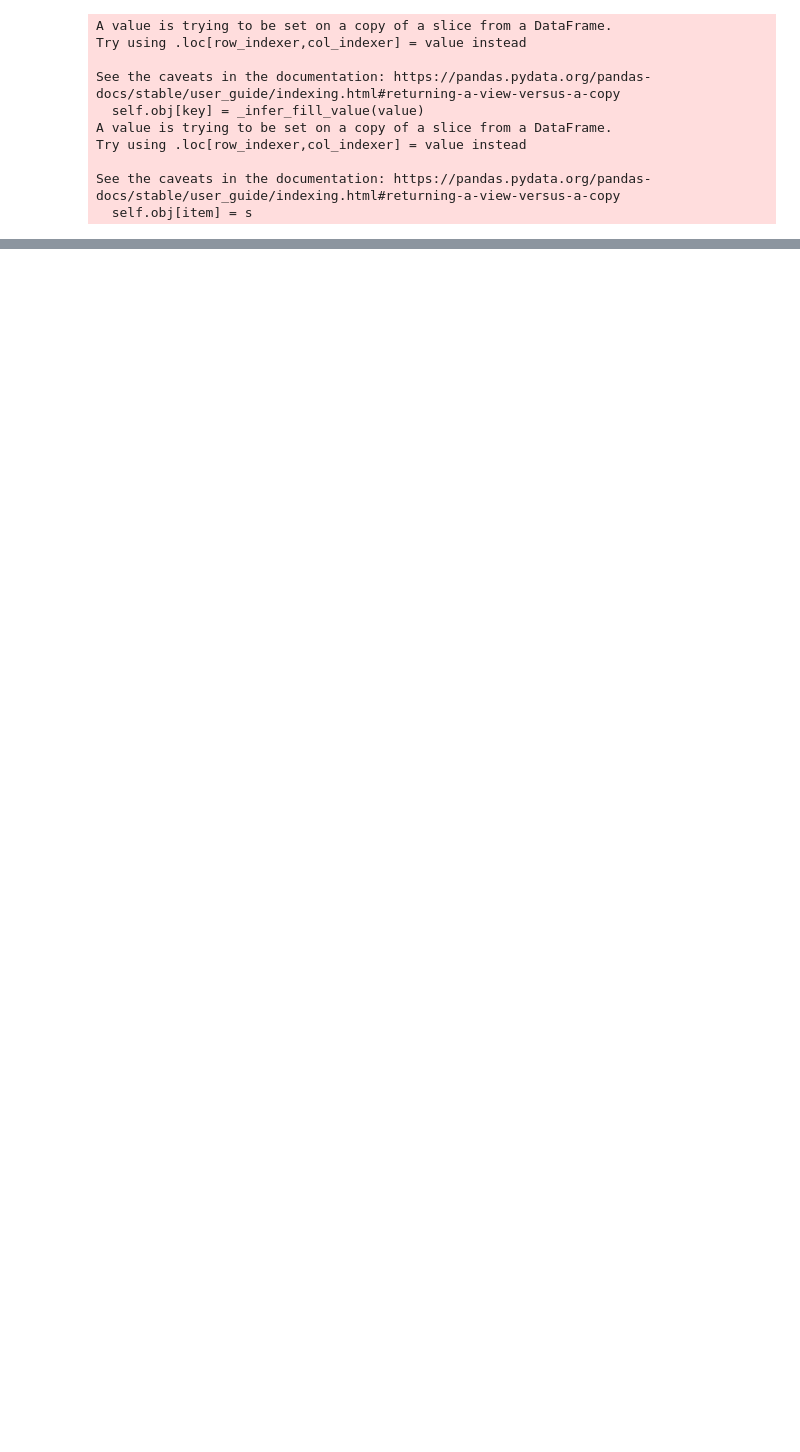
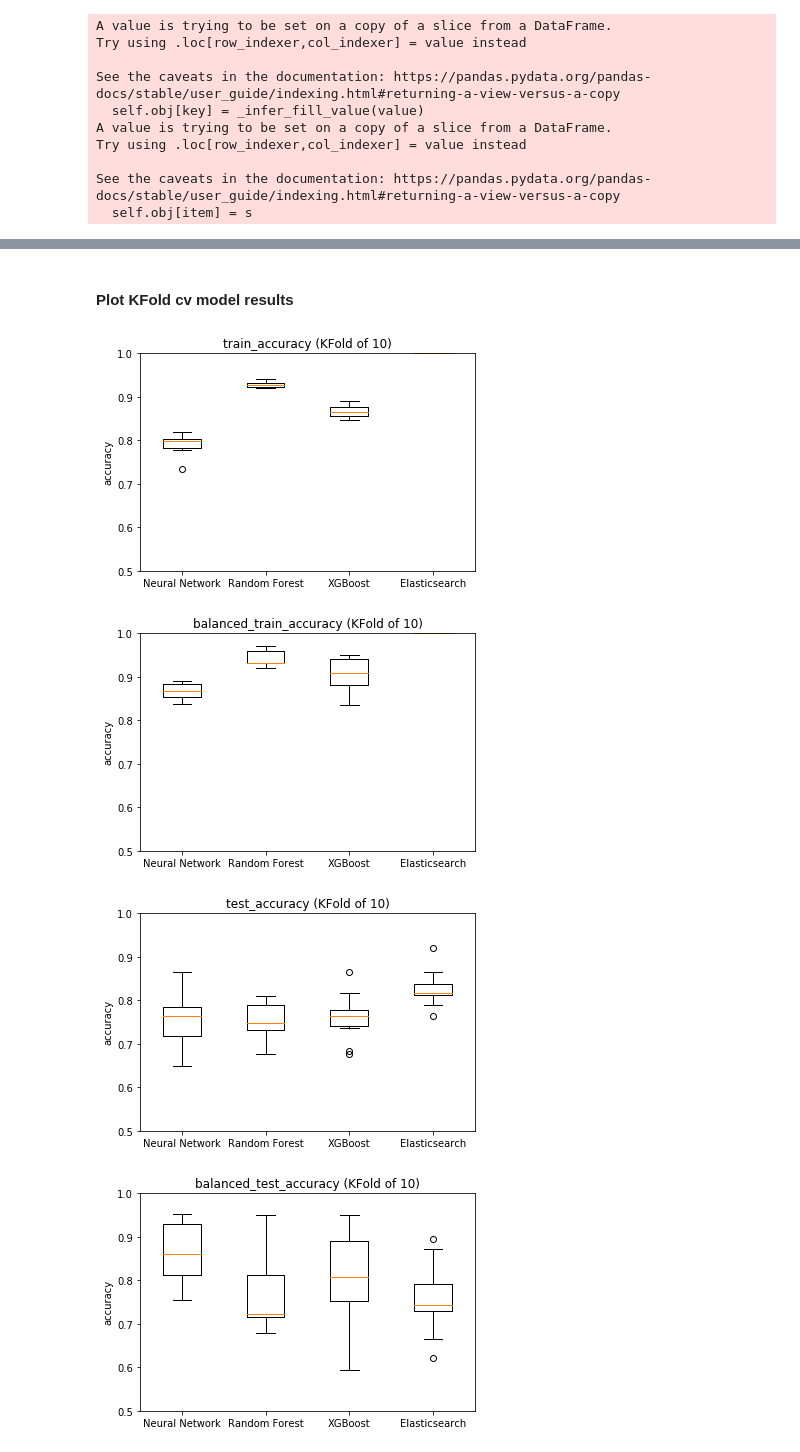
Before and after one commit to chilledgeek/elasticsearch-simple-client, a Jupyter notebook: example/Categorisation of short text descriptions.ipynb, the cells around one changed output, grey strips where cells are left out. Cells and saved outputs as stored; diff of their text form; code cells hidden in the pictures; blank space fills up the shorter version.

```diff
--- a/example/Categorisation of short text descriptions.ipynb
+++ b/example/Categorisation of short text descriptions.ipynb
@@ -435,0 +440,14 @@ raw_test[view_columns].sample(n=20)
+# %%
+from sklearn.model_selection import KFold
+
+def split_dataset(x_data,y_data,n_splits):
+    # shuffle true is important as the dataset is sorted by alphabetical order of the description column
+    # if shuffle is false then the model will be trained on data very different to that of test!!!
+    for train_index, test_index in KFold(n_splits, shuffle=True).split(x_data):
+        x_train, x_test = x_data[train_index], x_data[test_index]
+        y_train, y_test = y_data[train_index], y_data[test_index]
+        yield x_train,y_train,x_test,y_test
+
+cv_dataset = split_dataset(df[["description"]].values,
+                           df["annotated_category (encoded)"].values,
+                           10)
@@ -435,0 +764,33 @@ raw_test[view_columns].sample(n=20)
+# %% [markdown]
+####  Plot KFold cv model results
+# %%
+data_for_plotting = dict()
+models = ["Neural Network", "Random Forest", "XGBoost", "Elasticsearch"]
+metrics = ["train_accuracy","balanced_train_accuracy","test_accuracy","balanced_test_accuracy"]
+
+for metric in metrics:
+    data_for_plotting[metric] = dict()
+    for model in models:
+        data_for_plotting[metric][model] = []
+        for result in overall_results:
+            for entry in result["accumulated_results"]:
+                if entry["model"] == model:
+                    data_for_plotting[metric][model].append(entry[metric])
+# %%
+for metric in data_for_plotting:
+    labels = []
+    data = []
+    for model, values in data_for_plotting[metric].items():
+        labels.append(model)
+        data.append(values)
+    fig, ax = plt.subplots()
+    ax.set_title(f'{metric} (KFold of 10)')
+    ax.set_ylim([0.5, 1])
+    ax.set_ylabel("accuracy")
+    ax.boxplot(data, labels=labels)
+    plt.show()
+# %% [output]
+[figure, added]
+[figure, added]
+[figure, added]
+[figure, added]
```
Also changed, not shown: parts of 16 cells of this notebook.
